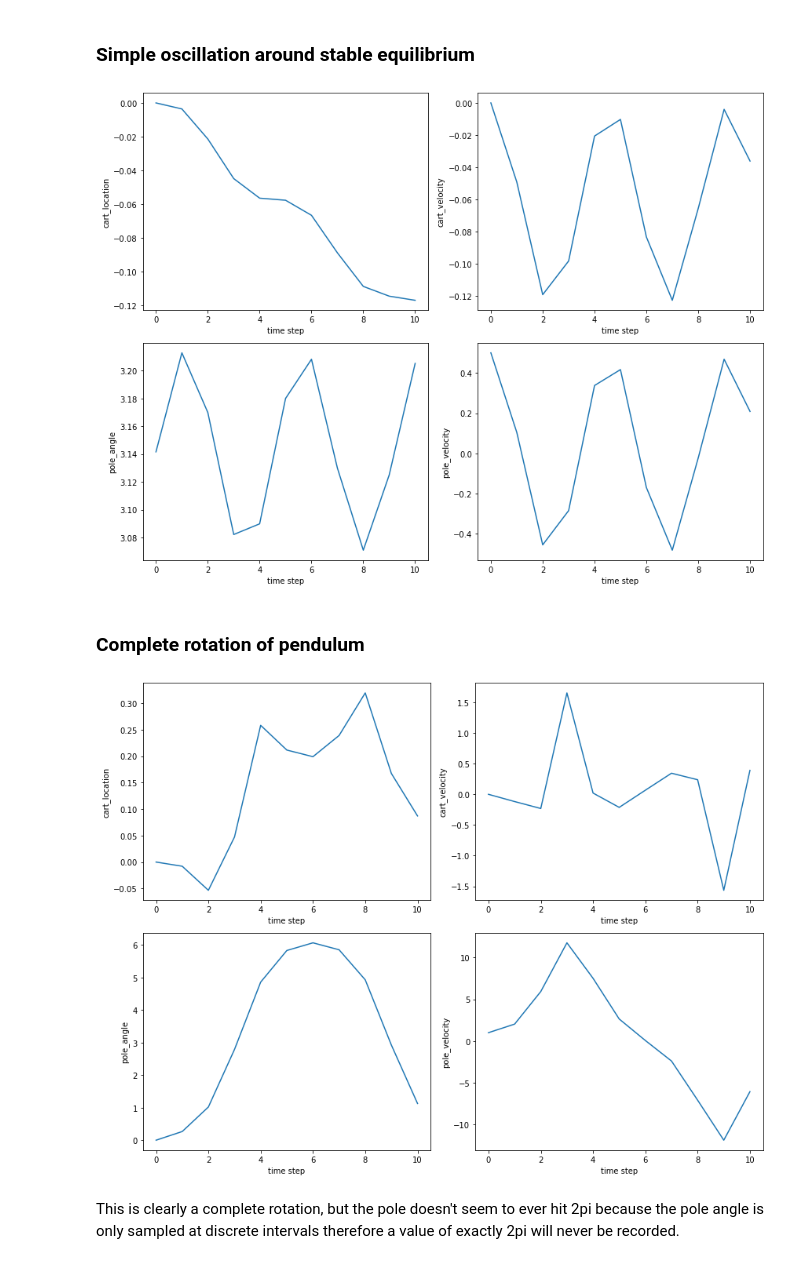
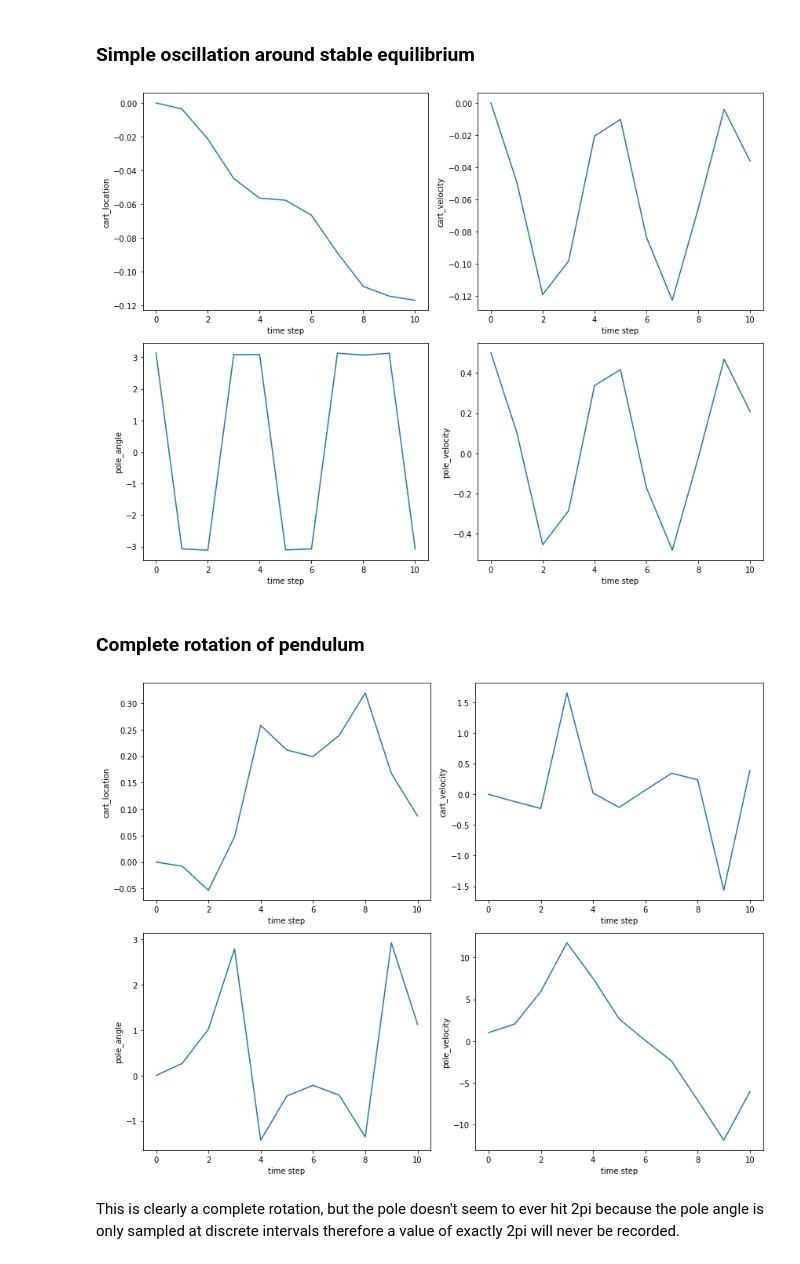
Before and after one commit to jordanesmith/SF3-Machine-Learning-Project, a Jupyter notebook: MyCode.ipynb, the cells around one changed output. Cells and saved outputs as stored; diff of their text form; code cells hidden in the pictures.

```diff
--- a/MyCode.ipynb
+++ b/MyCode.ipynb
@@ -16,4 +16,6 @@ index_to_variable = {0 : 'cart_location', 1 : 'cart_velocity', 2 : 'pole_angle',
 
 list_of_index_pairs = [[0,1],[0,2],[0,3],[1,2],[1,3],[2,3]]
 x_range_for_index = {0 : np.linspace(-5,5,10), 1 : np.linspace(-10,10,10), 2 : np.linspace(-np.pi,np.pi,10), 3 : np.linspace(-15,15,10)}
+
+remap_angle = True
 # %% [output]
@@ -21,7 +23,7 @@ x_range_for_index = {0 : np.linspace(-5,5,10), 1 : np.linspace(-10,10,10), 2 : n
 # %% [markdown]
 ## Task 1.1
 # %%
-def move_cart(initial_x, steps=10, visual=False, display_plots=True, remap_angle=False):
+def move_cart(initial_x, steps=10, visual=False, display_plots=True, remap_angle=True):
     """
 
     Parameters
@@ -81,15 +83,15 @@ def move_cart(initial_x, steps=10, visual=False, display_plots=True, remap_angle
 # %% [markdown]
 ### Simple oscillation around stable equilibrium
 # %%
-history = move_cart([0,0,np.pi,0.5], steps=10)
+history = move_cart([0,0,np.pi,0.5], steps=10, remap_angle=remap_angle)
 # %% [output]
-[figure, old version]
+[figure, new version]
 # %% [markdown]
 ### Complete rotation of pendulum
 # %%
-history = move_cart([0,0,0,1])
+history = move_cart([0,0,0,1], remap_angle=remap_angle)
 # %% [output]
-[figure, old version]
+[figure, new version]
 # %% [markdown]
 This is clearly a complete rotation, but the pole doesn't seem to ever hit 2pi because the pole angle is only sampled at discrete intervals therefore a value of exactly 2pi will never be recorded.
 # %% [markdown]
```
Also changed, not shown: parts of 24 cells of this notebook.
